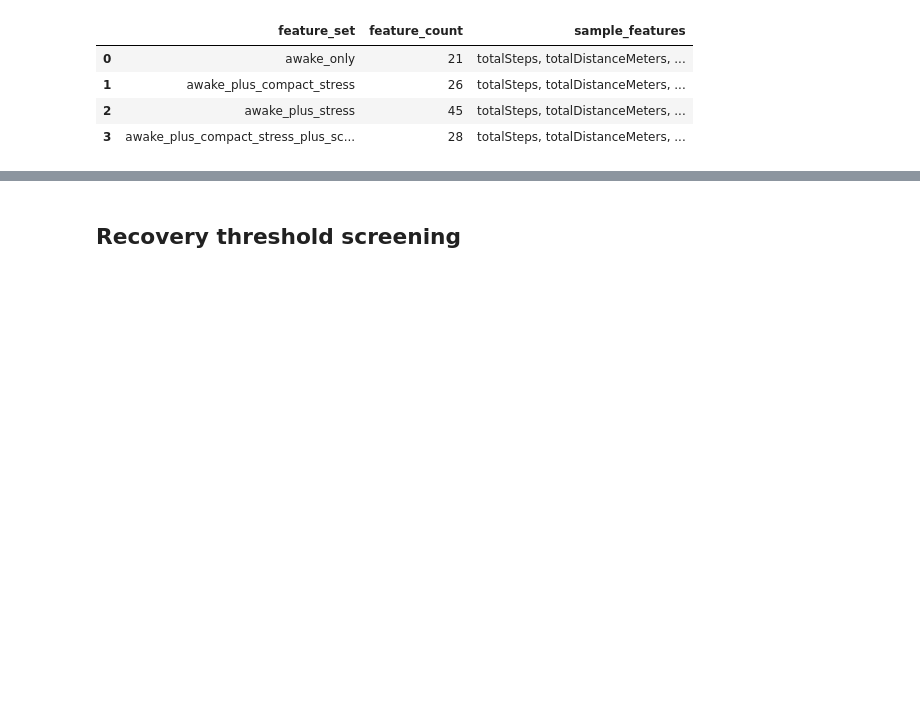
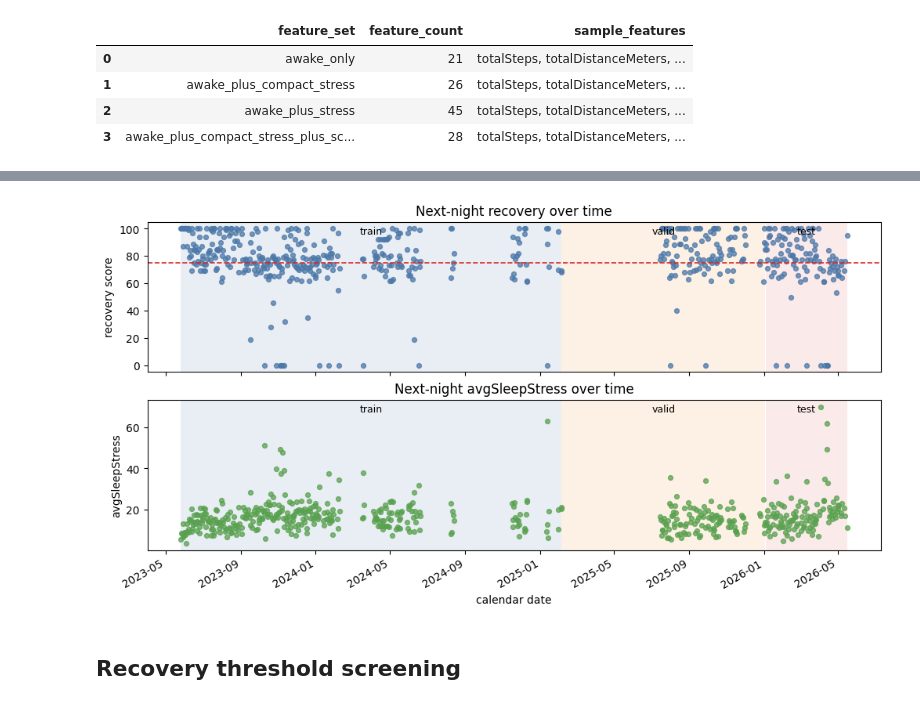
Before and after one commit to AlexBatrakov/wearable-analytics, a Jupyter notebook: notebooks/05_modeling_recovery.ipynb, the cells around one changed output, grey strips where cells are left out. Drawn from its saved outputs; the diff is of its cells as text; code cells hidden in the pictures; blank space fills up the shorter version.

```diff
--- a/notebooks/05_modeling_recovery.ipynb
+++ b/notebooks/05_modeling_recovery.ipynb
@@ -199,3 +247,70 @@ display(
+# %%
+split_diagnostic = model_df[
+    [
+        'calendarDate',
+        'target_sleepRecoveryScore_next_night',
+        'target_avgSleepStress_next_night',
+    ]
+].copy()
+split_diagnostic['calendarDate'] = pd.to_datetime(split_diagnostic['calendarDate'], errors='coerce')
+split_diagnostic['target_sleepRecoveryScore_next_night'] = pd.to_numeric(
+    split_diagnostic['target_sleepRecoveryScore_next_night'],
+    errors='coerce',
+)
+split_diagnostic['target_avgSleepStress_next_night'] = pd.to_numeric(
+    split_diagnostic['target_avgSleepStress_next_night'],
+    errors='coerce',
+)
+split_diagnostic = split_diagnostic.dropna(subset=['calendarDate', 'target_sleepRecoveryScore_next_night'])
+split_diagnostic = split_diagnostic.sort_values('calendarDate').reset_index(drop=True)
+
+n_split_rows = len(split_diagnostic)
+train_end = max(1, int(n_split_rows * 0.6))
+valid_end = max(train_end + 1, int(n_split_rows * 0.8))
+valid_end = min(valid_end, n_split_rows - 1)
+split_regions = [
+    ('train', 0, train_end, '#4c78a8'),
+    ('valid', train_end, valid_end, '#f28e2b'),
+    ('test', valid_end, n_split_rows, '#e15759'),
+]
+
+fig, axes = plt.subplots(2, 1, figsize=(10, 5.2), sharex=True, constrained_layout=True)
+for ax in axes:
+    for label, start, end, color in split_regions:
+        if end <= start:
+            continue
+        start_dt = split_diagnostic.loc[start, 'calendarDate']
+        end_dt = split_diagnostic.loc[end - 1, 'calendarDate']
+        ax.axvspan(start_dt, end_dt, color=color, alpha=0.12, linewidth=0)
+        midpoint = start_dt + (end_dt - start_dt) / 2
+        ax.text(midpoint, 0.97, label, transform=ax.get_xaxis_transform(), ha='center', va='top', fontsize=9)
+
+axes[0].scatter(
+    split_diagnostic['calendarDate'],
+    split_diagnostic['target_sleepRecoveryScore_next_night'],
+    s=18,
+    alpha=0.75,
+    color='#4c78a8',
+)
+axes[0].axhline(PRIMARY_RECOVERY_THRESHOLD, color='#d62728', linestyle='--', linewidth=1.2)
+axes[0].set_title('Next-night recovery over time')
+axes[0].set_ylabel('recovery score')
+
+axes[1].scatter(
+    split_diagnostic['calendarDate'],
+    split_diagnostic['target_avgSleepStress_next_night'],
+    s=18,
+    alpha=0.75,
+    color='#59a14f',
+)
+axes[1].set_title('Next-night avgSleepStress over time')
+axes[1].set_ylabel('avgSleepStress')
+axes[1].set_xlabel('calendar date')
+fig.autofmt_xdate()
+
+plt.show()
+# %% [output]
+[figure, added]
 # %% [markdown]
 ## Recovery threshold screening
 # %%
```
Also changed, not shown: parts of 7 cells of this notebook, 2 other files.
